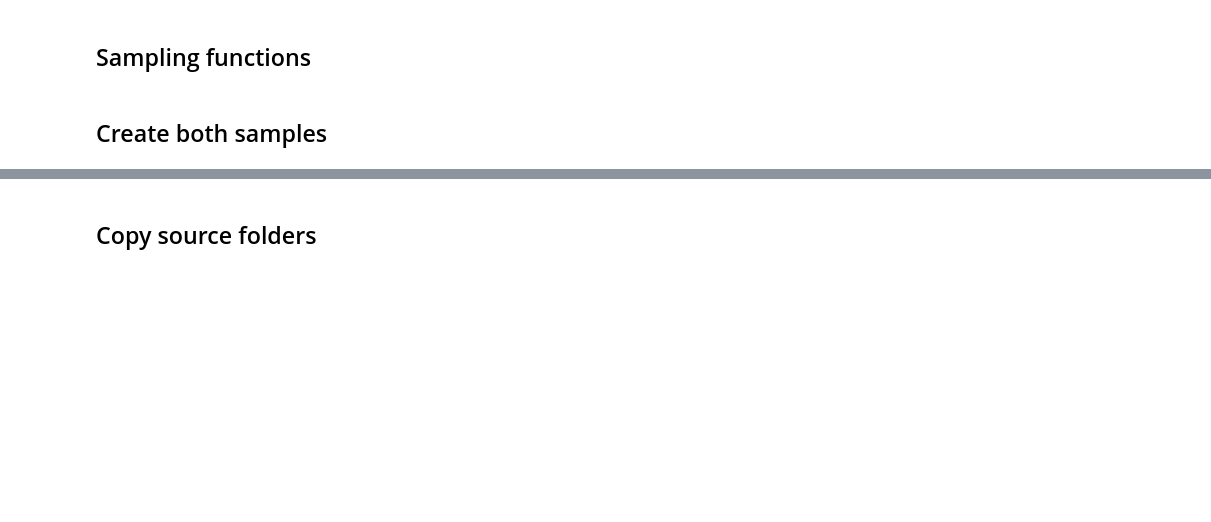
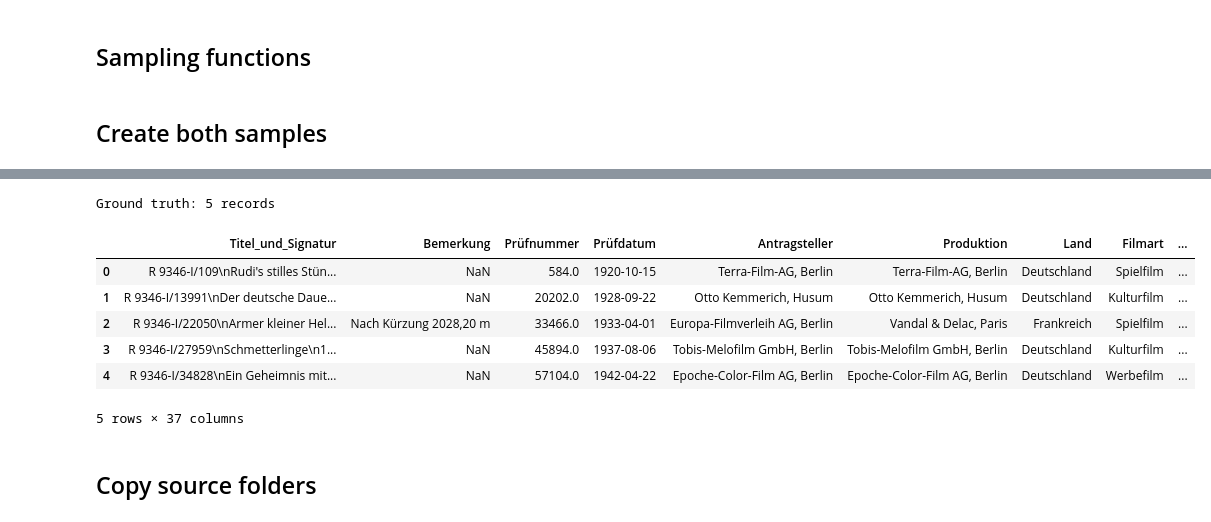
Before and after one commit to codemitdjango/german-film-censorship, a Jupyter notebook: src/get_data/sample.ipynb, the cells around one changed output, grey strips where cells are left out. Drawn from its saved outputs; the diff is of its cells as text; code cells hidden in the pictures; blank space fills up the shorter version.

Commit message:
fixed getting ground truth

```diff
--- a/src/get_data/sample.ipynb
+++ b/src/get_data/sample.ipynb
@@ -9,14 +9,14 @@ import numpy as np
 import pandas as pd
 
 DATA_ROOT = Path("../../data")
-SOURCE_DIR = DATA_ROOT / "01_raw"
+SOURCE_DIR = DATA_ROOT
 SAMPLE_DIR = DATA_ROOT / "sample_dataset"
 JSON_DIR = DATA_ROOT / "sample_json"
-GROUND_TRUTH_DIR = DATA_ROOT / "ground_truth_dataset"
+GROUND_TRUTH_DIR = DATA_ROOT / "ground_truth"
 
 RANDOM_STATE = 42
 ROWS_PER_MONTH = 10
-GROUND_TRUTH_YEARS = 3 # sample one random record from beginning, middle and end
+GROUND_TRUTH_RECORDS = 5 # sample random records evenly across the date range
 # %% [markdown]
 ## Load and prepare data
 # %%
@@ -95,12 +111,12 @@ def sample_by_month(
 
 def sample_ground_truth(
     data: pd.DataFrame,
-    number_of_years: int = 3,
+    number_of_records: int = 5,
     random_state: int = 42,
     date_col: str = "Prüfdatum",
 ) -> pd.DataFrame:
-    if number_of_years != 3:
-        raise ValueError("Ground truth must contain exactly 3 records")
+    if number_of_records < 1:
+        raise ValueError("number_of_records must be at least 1")
     if date_col not in data:
         raise KeyError(f"Missing date column: {date_col}")
 
@@ -111,25 +127,29 @@ def sample_ground_truth(
     working = working.loc[working["_sample_date"].notna()].copy()
     working = working.sort_values("_sample_date")
 
-    if len(working) < 3:
-        raise ValueError("At least 3 dated records are required")
+    if len(working) < number_of_records:
+        raise ValueError(
+            f"At least {number_of_records} dated records are required"
+        )
 
-    boundaries = np.linspace(0, len(working), 4, dtype=int)
+    boundaries = np.linspace(
+        0, len(working), number_of_records + 1, dtype=int
+    )
     rng = np.random.default_rng(random_state)
-    selected = []
+    selected_positions = []
     for start, end in zip(boundaries[:-1], boundaries[1:]):
-        region = working.iloc[start:end]
-        selected_index = int(rng.integers(len(region)))
-        selected.append(region.iloc[[selected_index]])
+        selected_positions.append(start + int(rng.integers(end - start)))
 
     sampled = (
-        pd.concat(selected)
+        working.iloc[selected_positions]
         .drop(columns=["_sample_date"])
         .reset_index(drop=True)
     )
 
-    if len(sampled) != 3:
-        raise RuntimeError("Could not select exactly 3 ground truth records")
+    if len(sampled) != number_of_records:
+        raise RuntimeError(
+            f"Could not select exactly {number_of_records} ground truth records"
+        )
     return sampled
 # %% [markdown]
 ## Create both samples
@@ -142,9 +171,18 @@ sample_df.head()
 # %%
 ground_truth_df = sample_ground_truth(
-    df, number_of_years=GROUND_TRUTH_YEARS, random_state=RANDOM_STATE
+    df, number_of_records=GROUND_TRUTH_RECORDS, random_state=RANDOM_STATE
 )
 print(f"Ground truth: {len(ground_truth_df):,} records")
 ground_truth_df
+# %% [output]
+Ground truth: 5 records
+|  | Titel_und_Signatur | Bemerkung | Prüfnummer | Prüfdatum | Antragsteller | Produktion | Land | Filmart | ... |
+| 0 | R 9346-I/109\nRudi's stilles Stün... | NaN | 584.0 | 1920-10-15 | Terra-Film-AG, Berlin | Terra-Film-AG, Berlin | Deutschland | Spielfilm | ... |
+| 1 | R 9346-I/13991\nDer deutsche Daue... | NaN | 20202.0 | 1928-09-22 | Otto Kemmerich, Husum | Otto Kemmerich, Husum | Deutschland | Kulturfilm | ... |
+| 2 | R 9346-I/22050\nArmer kleiner Hel... | Nach Kürzung 2028,20 m | 33466.0 | 1933-04-01 | Europa-Filmverleih AG, Berlin | Vandal & Delac, Paris | Frankreich | Spielfilm | ... |
+| 3 | R 9346-I/27959\nSchmetterlinge\n1... | NaN | 45894.0 | 1937-08-06 | Tobis-Melofilm GmbH, Berlin | Tobis-Melofilm GmbH, Berlin | Deutschland | Kulturfilm | ... |
+| 4 | R 9346-I/34828\nEin Geheimnis mit... | NaN | 57104.0 | 1942-04-22 | Epoche-Color-Film AG, Berlin | Epoche-Color-Film AG, Berlin | Deutschland | Werbefilm | ... |
+5 rows × 37 columns
 # %% [markdown]
 ## Copy source folders
 # %%
```
Also changed, not shown: parts of 3 cells of this notebook.
